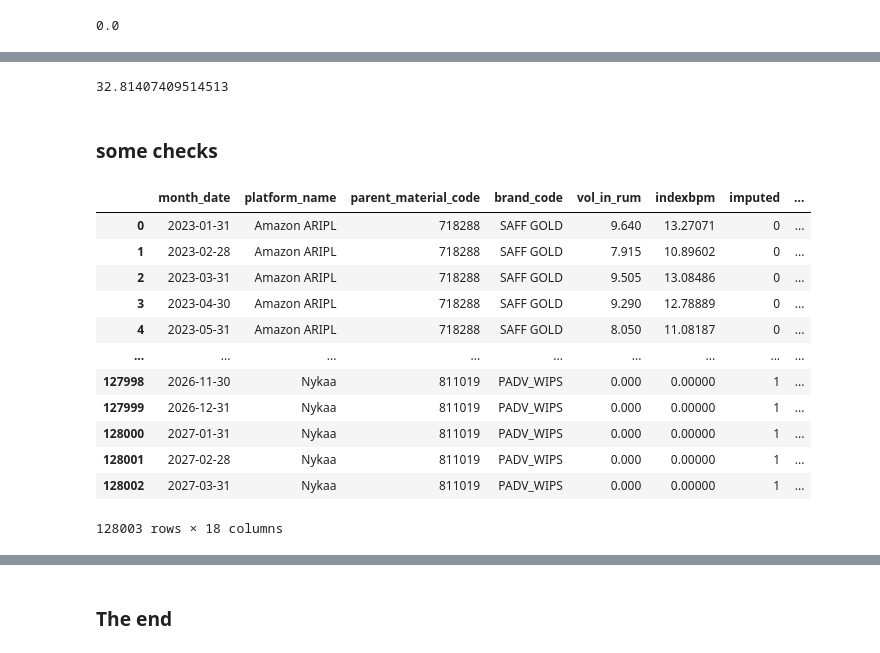
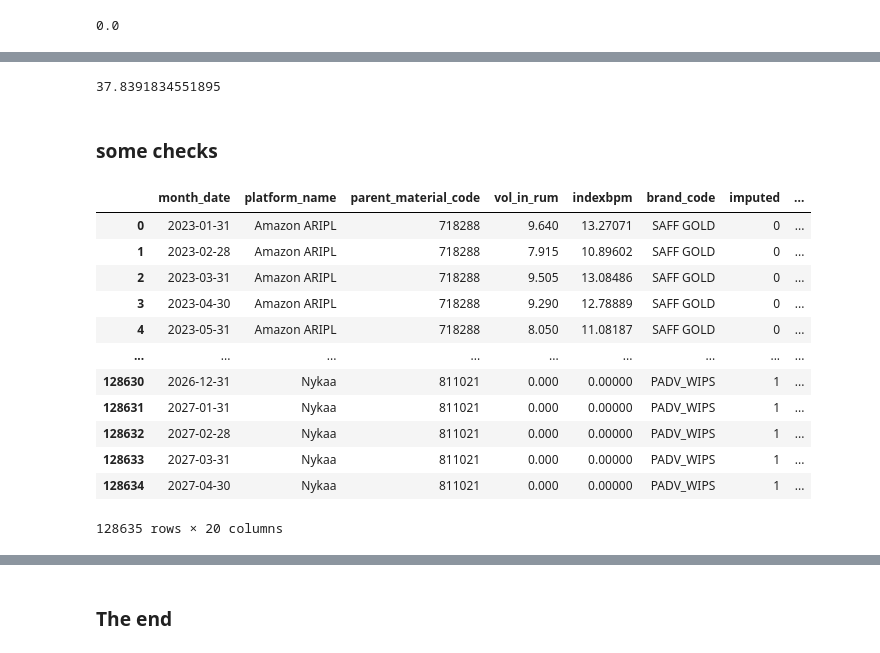
Before and after one commit to DSAmanSingh/collate_results_2, a Jupyter notebook: collate_offtake_heuristics_ecom_psku_new_approach_live.ipynb, the cells around one changed output, grey strips where cells are left out. Drawn from its saved outputs; the diff is of its cells as text; code cells hidden in the pictures.

```diff
--- a/collate_offtake_heuristics_ecom_psku_new_approach_live.ipynb
+++ b/collate_offtake_heuristics_ecom_psku_new_approach_live.ipynb
@@ -13,7 +13,7 @@ import pandas as pd
 from datetime import datetime
 from pandas.tseries.offsets import MonthEnd
 
-input_table = 'TRN_DF_ECOM_OFFTAKE_CHAIN_PSKU'
-month_run = '2026-06-30'
+input_table = 'TRN_DF_ECOM_OFFTAKE_CHAIN_PSKU_NEW'
+month_run = '2026-07-31'
 os.listdir('/data/aman_singh/acuuracy_check')
 # %% [output]
@@ -1915,32 +1919,32 @@ final_df[(final_df['M month'].notna())].to_csv('/data/aman_singh/acuuracy_check/
 # %%
 final_df.to_csv('/data/aman_singh/acuuracy_check/all_combination_ecom_trend.csv')
 # %%
-final_df[final_df['month_date'] == '2026-07-31']['pred_value_SARIMA'].sum()
+final_df[final_df['month_date'] == '2026-08-31']['P3M_value'].sum()
 # %% [output]
-32.81407409514513
+37.8391834551895
 # %% [markdown]
 ### some checks
 # %%
 query = f"""select * from {input_table}
-where run_month = '2026-06-30' """
+where run_month = '2026-07-31' """
 
 data = pd.read_sql(con=dev_conn, sql=query)
 data.columns = data.columns.str.lower()
 data
 # %% [output]
-|  | month_date | platform_name | parent_material_code | brand_code | vol_in_rum | indexbpm | imputed | ... |
-| 0 | 2023-01-31 | Amazon ARIPL | 718288 | SAFF GOLD | 9.640 | 13.27071 | 0 | ... |
-| 1 | 2023-02-28 | Amazon ARIPL | 718288 | SAFF GOLD | 7.915 | 10.89602 | 0 | ... |
-| 2 | 2023-03-31 | Amazon ARIPL | 718288 | SAFF GOLD | 9.505 | 13.08486 | 0 | ... |
-| 3 | 2023-04-30 | Amazon ARIPL | 718288 | SAFF GOLD | 9.290 | 12.78889 | 0 | ... |
-| 4 | 2023-05-31 | Amazon ARIPL | 718288 | SAFF GOLD | 8.050 | 11.08187 | 0 | ... |
+|  | month_date | platform_name | parent_material_code | vol_in_rum | indexbpm | brand_code | imputed | ... |
+| 0 | 2023-01-31 | Amazon ARIPL | 718288 | 9.640 | 13.27071 | SAFF GOLD | 0 | ... |
+| 1 | 2023-02-28 | Amazon ARIPL | 718288 | 7.915 | 10.89602 | SAFF GOLD | 0 | ... |
+| 2 | 2023-03-31 | Amazon ARIPL | 718288 | 9.505 | 13.08486 | SAFF GOLD | 0 | ... |
+| 3 | 2023-04-30 | Amazon ARIPL | 718288 | 9.290 | 12.78889 | SAFF GOLD | 0 | ... |
+| 4 | 2023-05-31 | Amazon ARIPL | 718288 | 8.050 | 11.08187 | SAFF GOLD | 0 | ... |
 | ... | ... | ... | ... | ... | ... | ... | ... | ... |
-| 127998 | 2026-11-30 | Nykaa | 811019 | PADV_WIPS | 0.000 | 0.00000 | 1 | ... |
-| 127999 | 2026-12-31 | Nykaa | 811019 | PADV_WIPS | 0.000 | 0.00000 | 1 | ... |
-| 128000 | 2027-01-31 | Nykaa | 811019 | PADV_WIPS | 0.000 | 0.00000 | 1 | ... |
-| 128001 | 2027-02-28 | Nykaa | 811019 | PADV_WIPS | 0.000 | 0.00000 | 1 | ... |
-| 128002 | 2027-03-31 | Nykaa | 811019 | PADV_WIPS | 0.000 | 0.00000 | 1 | ... |
+| 128630 | 2026-12-31 | Nykaa | 811021 | 0.000 | 0.00000 | PADV_WIPS | 1 | ... |
+| 128631 | 2027-01-31 | Nykaa | 811021 | 0.000 | 0.00000 | PADV_WIPS | 1 | ... |
+| 128632 | 2027-02-28 | Nykaa | 811021 | 0.000 | 0.00000 | PADV_WIPS | 1 | ... |
+| 128633 | 2027-03-31 | Nykaa | 811021 | 0.000 | 0.00000 | PADV_WIPS | 1 | ... |
+| 128634 | 2027-04-30 | Nykaa | 811021 | 0.000 | 0.00000 | PADV_WIPS | 1 | ... |
-128003 rows × 18 columns
+128635 rows × 20 columns
 # %%
 data['key'] = (
     data['platform_name'].astype(str) + '_' +
```
Also changed, not shown: parts of 59 cells of this notebook, 11 other files.
